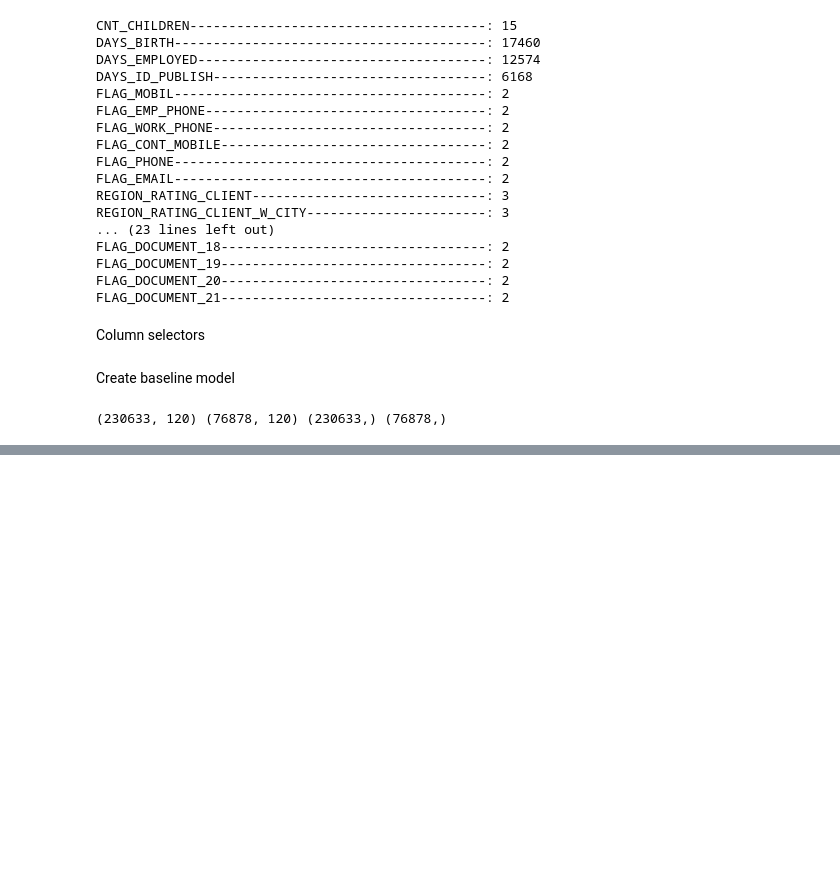
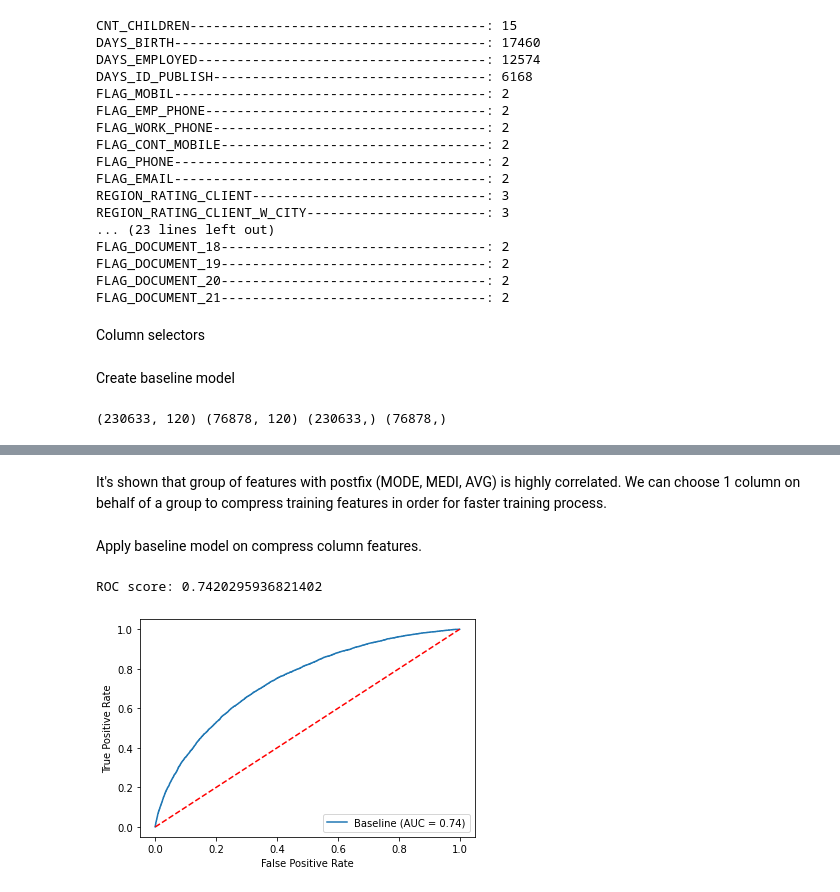
Before and after one commit to ysoseriouz/diveintocode-ml, a Jupyter notebook: ML_Week4_ass.ipynb, the cells around one changed output, grey strips where cells are left out. Drawn from its saved outputs; the diff is of its cells as text; code cells hidden in the pictures; blank space fills up the shorter version.

```diff
--- a/ML_Week4_ass.ipynb
+++ b/ML_Week4_ass.ipynb
@@ -192,0 +252,50 @@ print(output_df.head())
+# %% [markdown]
+It's shown that group of features with postfix (MODE, MEDI, AVG) is highly correlated. We can choose 1 column on behalf of a group to compress training features in order for faster training process.
+# %%
+compress_able_cols = [group for group in col_groups if len(group) == 3]
+compress_cols = [group[0] for group in compress_able_cols]
+# %%
+def split_cols(df, cols):
+    discrete_cols = df[cols].select_dtypes(include='int').columns.tolist()
+
+    # Bring high cordinality columns to numerical pipeline
+    numerical_cols = df[cols].select_dtypes(include='float').columns.tolist() \
+                        + [col for col in discrete_cols if df[col].nunique() >= 30]
+    low_card_discrete_cols = [col for col in discrete_cols if df[col].nunique() < 30]
+    categorical_cols = df[cols].select_dtypes(include='object').columns.tolist()
+    return numerical_cols, low_card_discrete_cols, categorical_cols
+# %%
+flatten_list = [col for cols in compress_able_cols for col in cols]
+selected_cols = [col for col in df.columns if col not in flatten_list] + compress_cols
+
+num_cols, low_cols, cat_cols = split_cols(df, selected_cols)
+# %% [markdown]
+Apply baseline model on compress column features.
+# %%
+from sklearn.pipeline import Pipeline
+
+# Column preprocessing
+numerical_pipeline = Pipeline(steps=[('numerical_imputer', SimpleImputer(strategy="median")),
+                                     ('numerical_scaler', StandardScaler())])
+low_card_discrete_pipeline = Pipeline(steps=[('low_card_imputer', SimpleImputer(strategy="most_frequent"))])
+categorical_pipeline = Pipeline(steps=[('categorical_imputer', SimpleImputer(strategy="most_frequent")),
+                                       ('categorical_encoder', OneHotEncoder())])
+
+preprocessor = make_column_transformer((numerical_pipeline, num_cols),
+                                       (low_card_discrete_pipeline, low_cols),
+                                       (categorical_pipeline, cat_cols))
+
+# Model pipeline
+model = Pipeline([('preprocessor', preprocessor),
+                  ('classifier', SGDClassifier(loss='log', random_state=0))])
+
+model.fit(X_train, y_train)
+y_score = model.predict_proba(X_val)
+score = roc_auc_score(y_val, y_score[:,1])
+print("ROC score:", score)
+plot_roc_curve(model, X_val, y_val, drop_intermediate=False, name="Baseline")
+plt.plot([0, 1], [0, 1], linestyle='--', color='r')
+plt.show()
+# %% [output]
+ROC score: 0.7420295936821402
+[figure, added]
```
Also changed, not shown: parts of 27 cells of this notebook.
